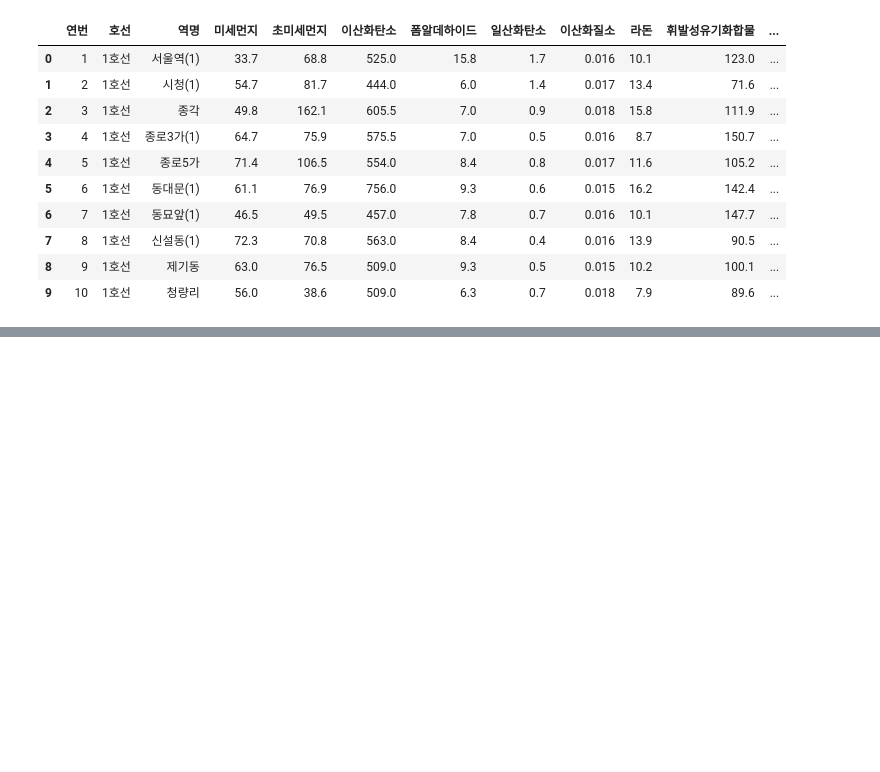
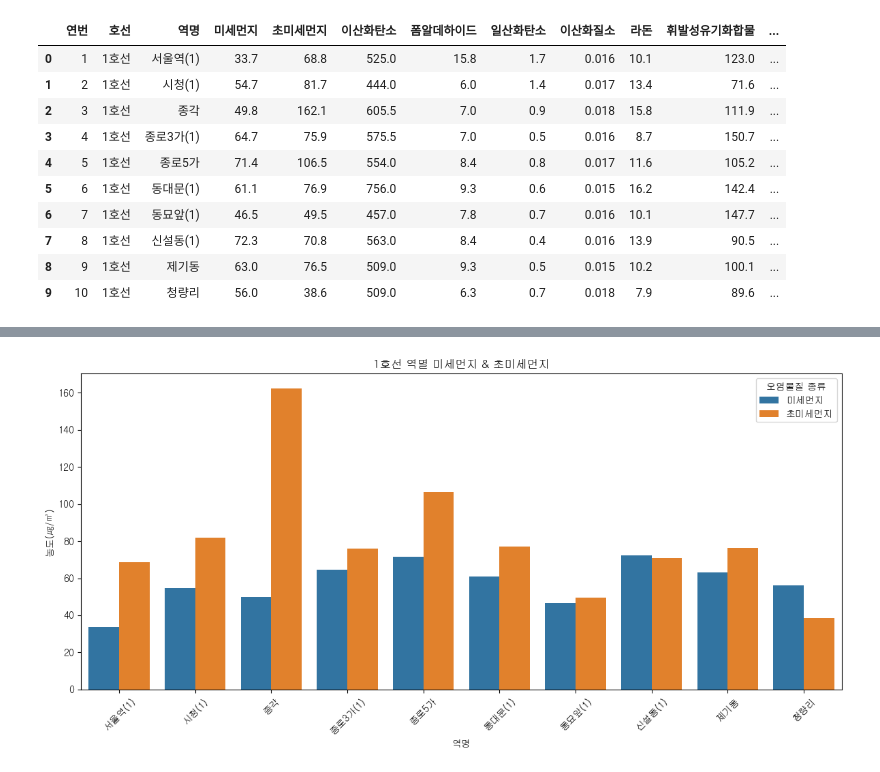
Before and after one commit to sswwdk/Data-anal-miniproject, a Jupyter notebook: 분석보고서.ipynb, the cells around one changed output, grey strips where cells are left out. Drawn from its saved outputs; the diff is of its cells as text; code cells hidden in the pictures; blank space fills up the shorter version.

```diff
--- a/분석보고서.ipynb
+++ b/분석보고서.ipynb
@@ -93,0 +163,21 @@ air_df.head(10)
+# %%
+# 시각화
+line1_air_df = air_df[air_df['호선'] == '1호선']
+
+# long format으로 변환
+melted_df = line1_air_df.melt(id_vars='역명', value_vars=['미세먼지', '초미세먼지'],
+                          var_name='종류', value_name='농도')
+
+# 시각화
+plt.figure(figsize=(12, 6))
+sns.barplot(data=melted_df, x='역명', y='농도', hue='종류')
+
+plt.title('1호선 역별 미세먼지 & 초미세먼지')
+plt.xlabel('역명')
+plt.ylabel('농도(㎍/㎥)')
+plt.xticks(rotation=45)
+plt.legend(title='오염물질 종류')
+plt.tight_layout()
+plt.show()
+# %% [output]
+[figure, added]
```
Also changed, not shown: parts of 8 cells of this notebook.
